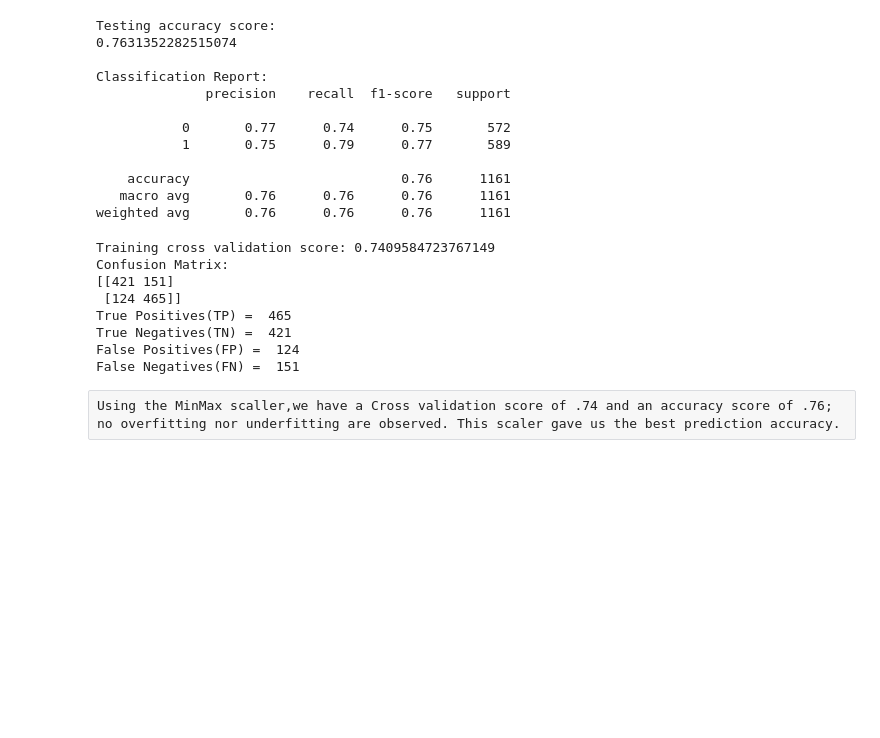
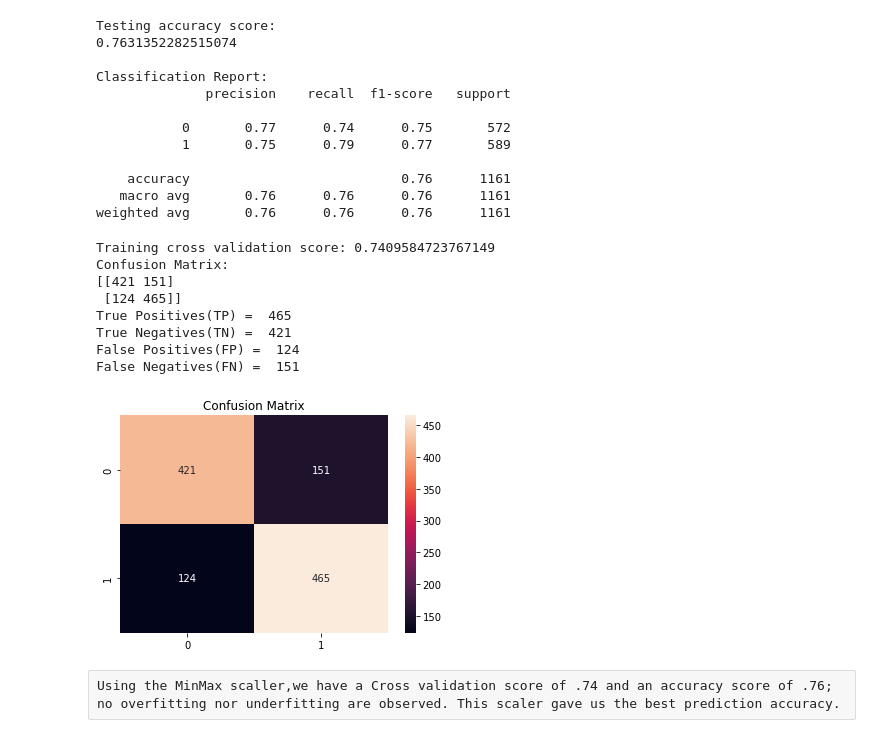
Before and after one commit to IMainHibana/DS1-GroupProject, a Jupyter notebook: DS1P.ipynb, the cells around one changed output. Saved outputs shown, nothing was run; the diff lists cells and outputs as text; code cells hidden in the pictures; blank space fills up the shorter version.

```diff
--- a/DS1P.ipynb
+++ b/DS1P.ipynb
@@ -1229,22 +1242,26 @@ weighted avg       0.76      0.76      0.76      1161
 # %%
 #shaz
 print("Training cross validation score:", cross_val_score(logmodel, X_train, y_train, cv=10).mean())
 cm = confusion_matrix(y_test, predictions)
 print('Confusion Matrix:')
 print(confusion_matrix(y_test,predictions))
 print('True Positives(TP) = ', cm[1,1])
 print('True Negatives(TN) = ', cm[0,0])
 print('False Positives(FP) = ', cm[1,0])
 print('False Negatives(FN) = ', cm[0,1])
+sns.heatmap(cm, annot=True, fmt='d').set_title('Confusion Matrix')
+
+plt.show()
 # %% [output]
 Training cross validation score: 0.7409584723767149
 Confusion Matrix:
 [[421 151]
  [124 465]]
 True Positives(TP) =  465
 True Negatives(TN) =  421
 False Positives(FP) =  124
 False Negatives(FN) =  151
+[figure, added]
 # %% [raw]
 Using the MinMax scaller,we have a Cross validation score of .74 and an accuracy score of .76; no overfitting nor underfitting are observed. This scaler gave us the best prediction accuracy.
 # %%
```
Also changed, not shown: parts of 7 cells of this notebook.
